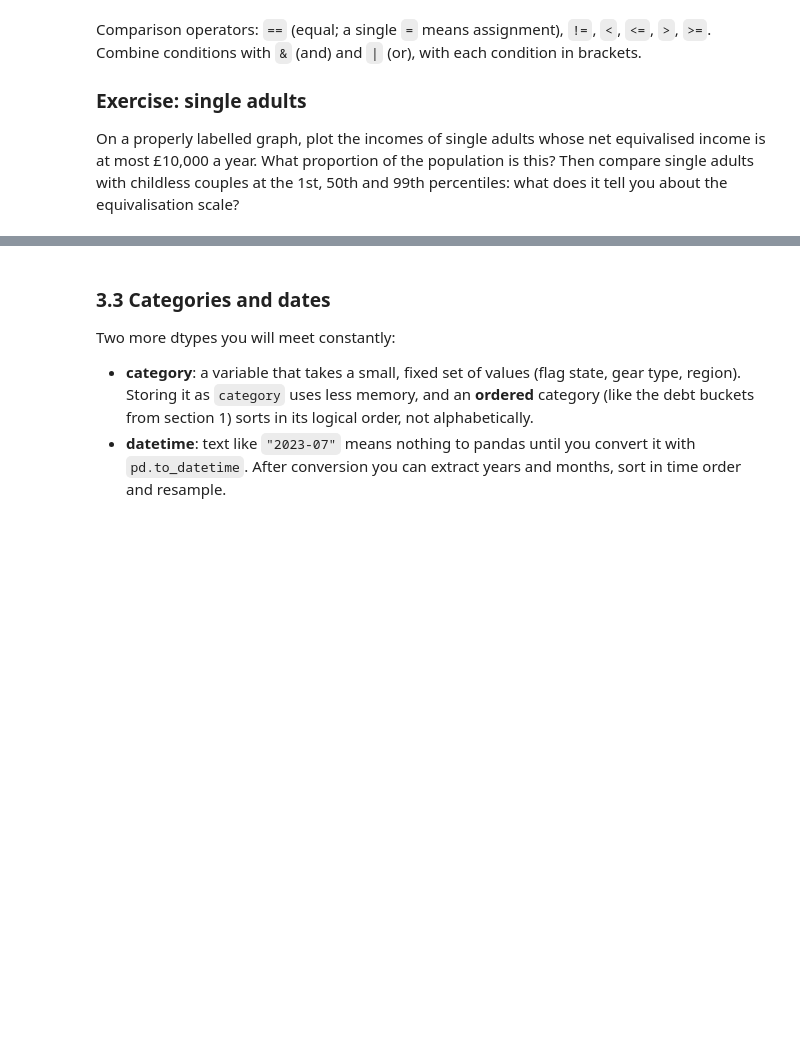
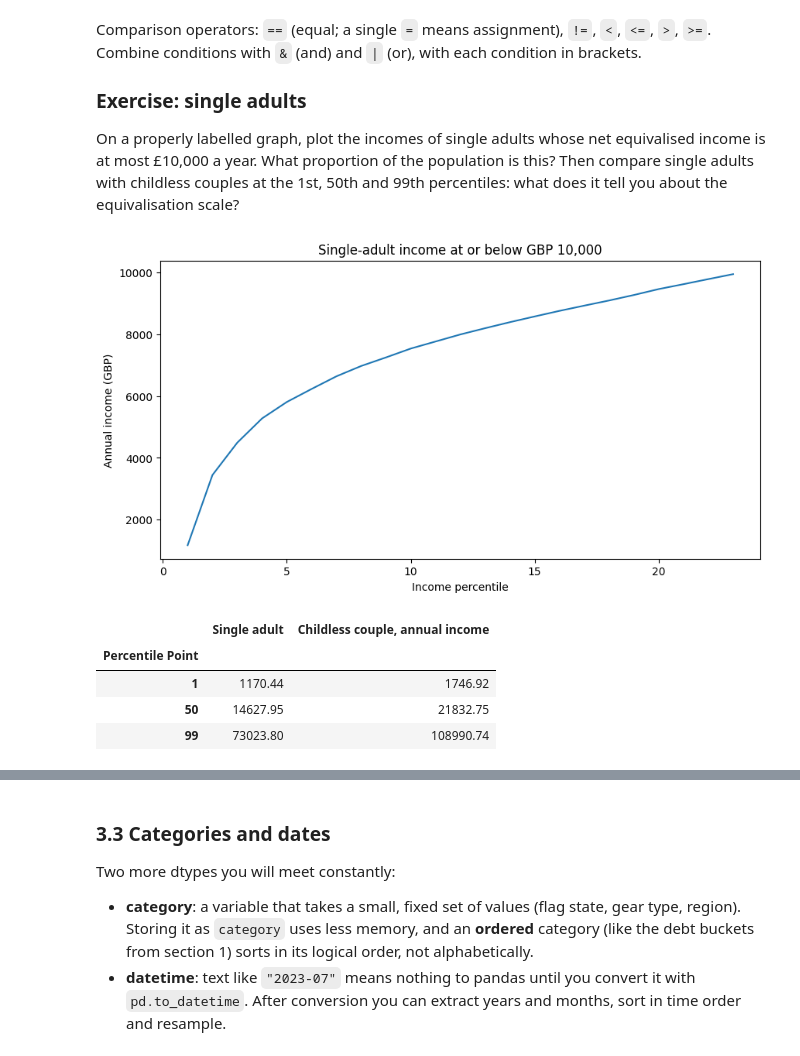
Before and after one commit to aria0810/QM2, a Jupyter notebook: notebooks/W02. Pandas.ipynb, the cells around one changed output, grey strips where cells are left out. Cells and saved outputs as stored; diff of their text form; code cells hidden in the pictures; blank space fills up the shorter version.

```diff
--- a/notebooks/W02. Pandas.ipynb
+++ b/notebooks/W02. Pandas.ipynb
@@ -516,4 +680,22 @@ Comparison operators: `==` (equal; a single `=` means assignment), `!=`, `<`, `<
 
 On a properly labelled graph, plot the incomes of single adults whose net equivalised income is at most £10,000 a year. What proportion of the population is this? Then compare single adults with childless couples at the 1st, 50th and 99th percentiles: what does it tell you about the equivalisation scale?
 # %%
-# your code here
+single = clean[clean["Single adult"] <= 10000]
+
+single["Single adult"].plot()
+plt.xlabel("Income percentile")
+plt.ylabel("Annual income (GBP)")
+plt.title("Single-adult income at or below GBP 10,000")
+plt.show()
+
+clean.loc[
+    [1, 50, 99],
+    ["Single adult", "Childless couple, annual income"]
+]
+# %% [output]
+[figure, added]
+|  | Single adult | Childless couple, annual income |
+| Percentile Point |  |  |
+| 1 | 1170.44 | 1746.92 |
+| 50 | 14627.95 | 21832.75 |
+| 99 | 73023.80 | 108990.74 |
```
Also changed, not shown: parts of 30 cells of this notebook.
